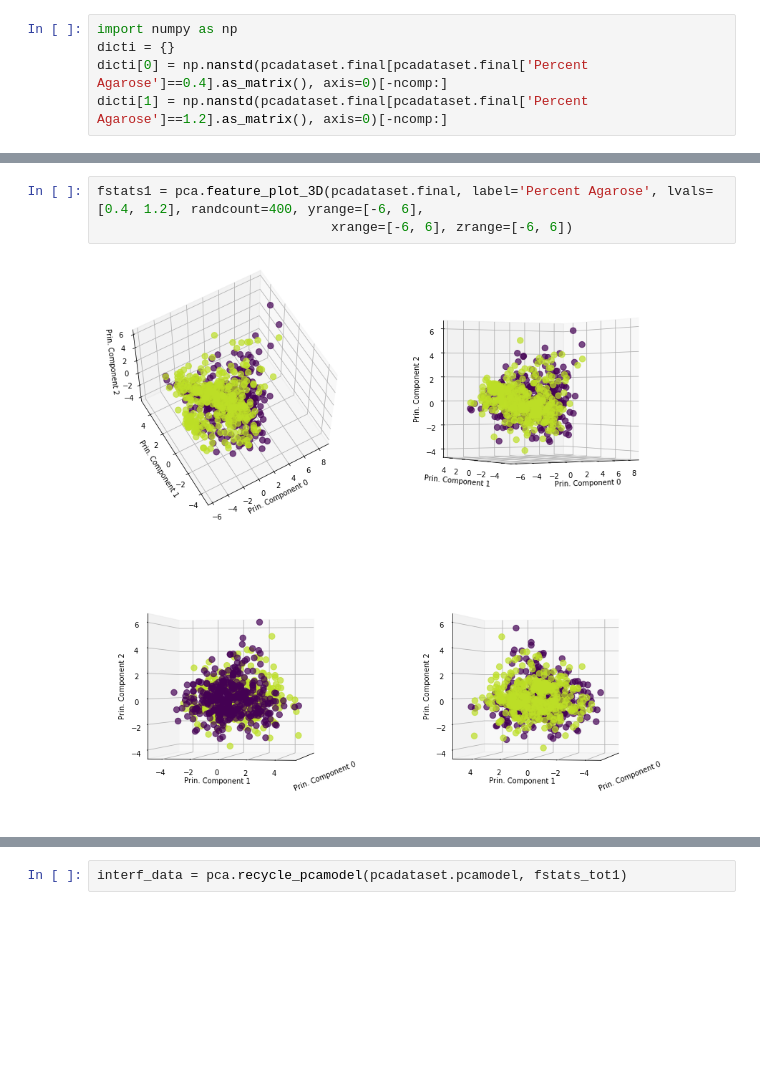
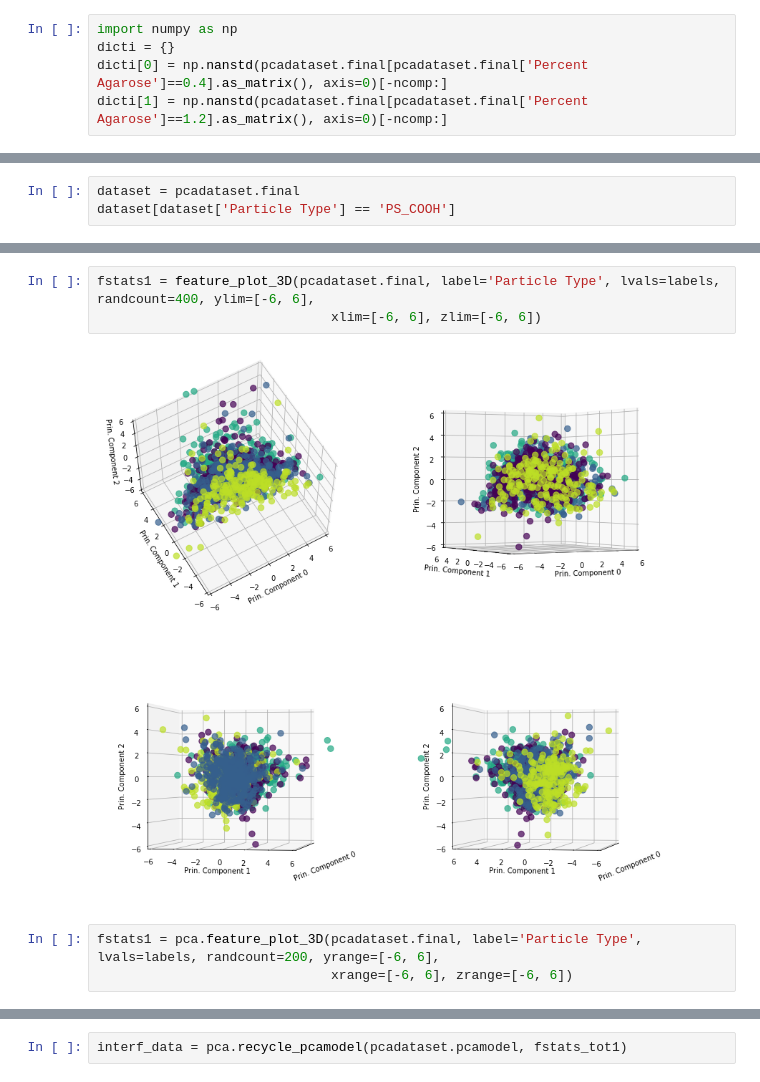
Before and after one commit to Nance-Lab/diff_classifier, a Jupyter notebook: notebooks/development/09_17_18_MW_PCA_Dorsa.ipynb, the cells around one changed output, grey strips where cells are left out. Cells and saved outputs as stored; diff of their text form; blank space fills up the shorter version.

```diff
--- a/notebooks/development/09_17_18_MW_PCA_Dorsa.ipynb
+++ b/notebooks/development/09_17_18_MW_PCA_Dorsa.ipynb
@@ -141,0 +163,3 @@ fstats1 = pca.feature_plot_2D(pcadataset.final, label='Percent Agarose', lvals=[
+# %%
+dataset = pcadataset.final
+dataset[dataset['Particle Type'] == 'PS_COOH']
@@ -142,5 +265,8 @@ fstats1 = pca.feature_plot_2D(pcadataset.final, label='Percent Agarose', lvals=[
+# %%
+fstats1 = feature_plot_3D(pcadataset.final, label='Particle Type', lvals=labels, randcount=400, ylim=[-6, 6],
+                              xlim=[-6, 6], zlim=[-6, 6])
+# %% [output]
+[figure, added]
 # %%
-fstats1 = pca.feature_plot_3D(pcadataset.final, label='Percent Agarose', lvals=[0.4, 1.2], randcount=400, yrange=[-6, 6],
+fstats1 = pca.feature_plot_3D(pcadataset.final, label='Particle Type', lvals=labels, randcount=200, yrange=[-6, 6],
                               xrange=[-6, 6], zrange=[-6, 6])
-# %% [output]
-[figure, removed]
```
Also changed, not shown: parts of 29 cells of this notebook, 8 other files.
